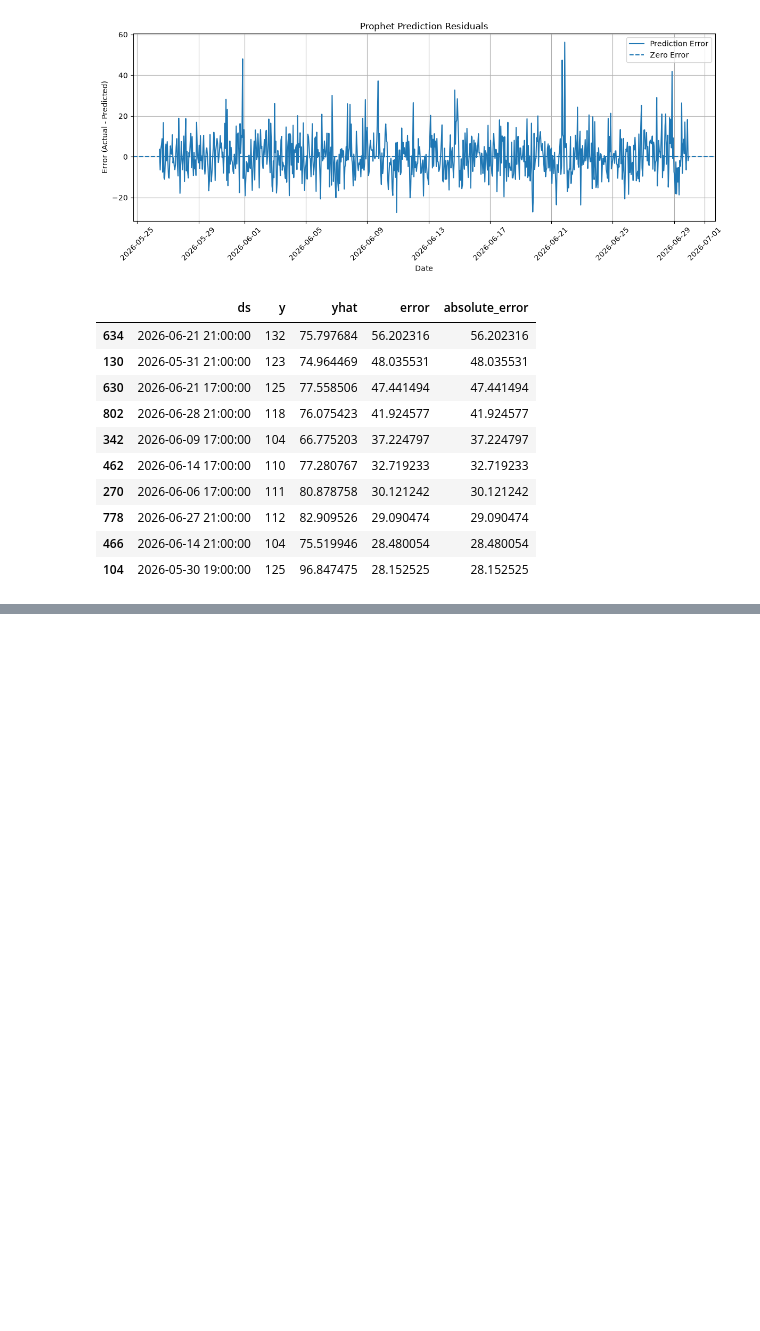
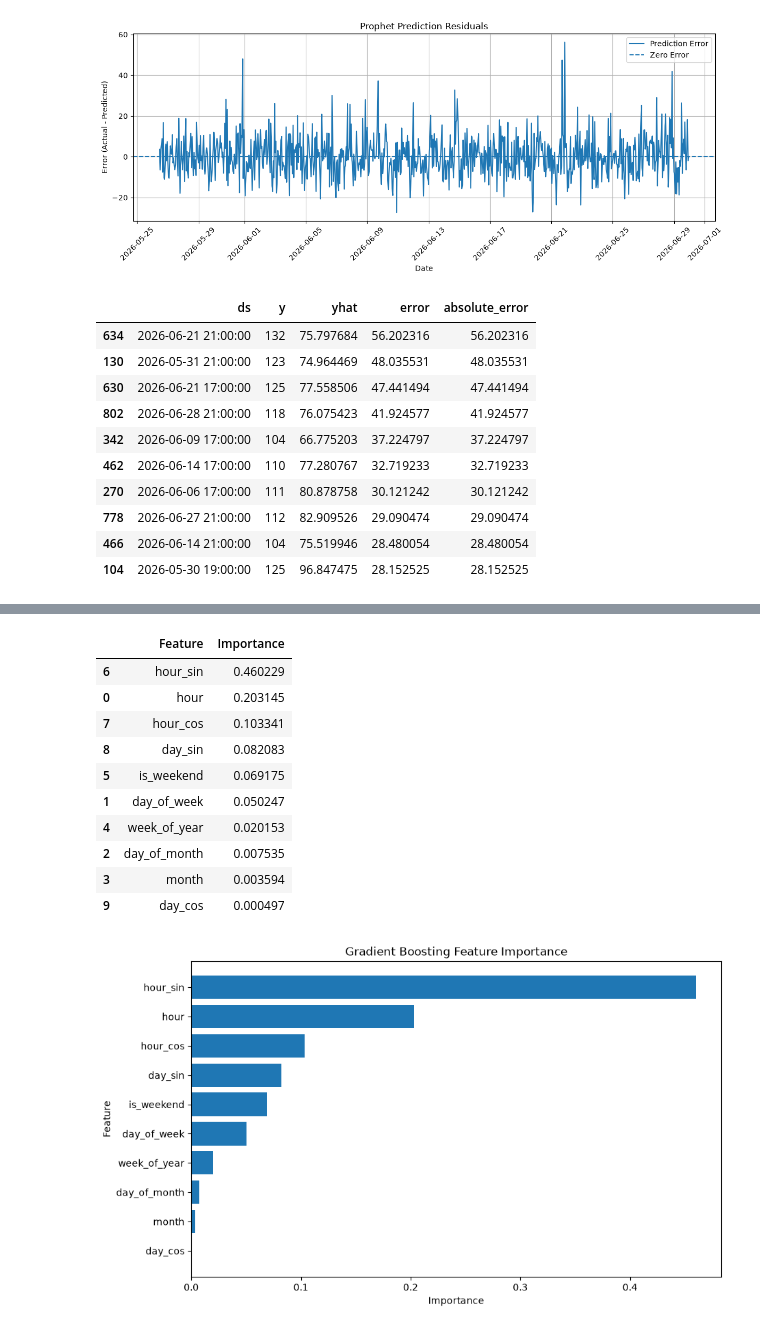
Before and after one commit to iabhishek765/snabbit_demand_predictor, a Jupyter notebook: notebooks/eda_and_modeling.ipynb, the cells around one changed output, grey strips where cells are left out. Cells and saved outputs as stored; diff of their text form; code cells hidden in the pictures; blank space fills up the shorter version.

Commit message:
Complete demand prediction dashboard and API testing

```diff
--- a/notebooks/eda_and_modeling.ipynb
+++ b/notebooks/eda_and_modeling.ipynb
@@ -929,0 +1036,10 @@ display(
+# %%
+# Apply feature engineering
+
+train_features = create_features(prophet_train)
+test_features = create_features(prophet_test)
+
+print("Training shape:", train_features.shape)
+print("Testing shape:", test_features.shape)
+
+display(train_features.head())
@@ -929,0 +1142,10 @@ display(
+# %%
+from sklearn.linear_model import LinearRegression
+
+# Create the model
+linear_model = LinearRegression()
+
+# Train the model
+linear_model.fit(X_train, y_train)
+
+print("Linear Regression model trained successfully.")
@@ -929,0 +1335,48 @@ display(
+# %%
+# Feature Importance Analysis
+
+import pandas as pd
+import matplotlib.pyplot as plt
+
+# Get feature importance
+feature_importance = pd.DataFrame({
+    "Feature": X_train.columns,
+    "Importance": gradient_boosting_model.feature_importances_
+})
+
+# Sort features by importance
+feature_importance = feature_importance.sort_values(
+    by="Importance",
+    ascending=False
+)
+
+# Display feature importance
+display(feature_importance)
+
+# Plot feature importance
+plt.figure(figsize=(10, 6))
+
+plt.barh(
+    feature_importance["Feature"],
+    feature_importance["Importance"]
+)
+
+plt.xlabel("Importance")
+plt.ylabel("Feature")
+plt.title("Gradient Boosting Feature Importance")
+
+plt.gca().invert_yaxis()
+plt.show()
+# %% [output]
+|  | Feature | Importance |
+| 6 | hour_sin | 0.460229 |
+| 0 | hour | 0.203145 |
+| 7 | hour_cos | 0.103341 |
+| 8 | day_sin | 0.082083 |
+| 5 | is_weekend | 0.069175 |
+| 1 | day_of_week | 0.050247 |
+| 4 | week_of_year | 0.020153 |
+| 2 | day_of_month | 0.007535 |
+| 3 | month | 0.003594 |
+| 9 | day_cos | 0.000497 |
+[figure, added]
```
Also changed, not shown: parts of 21 cells of this notebook, 8 other files.
